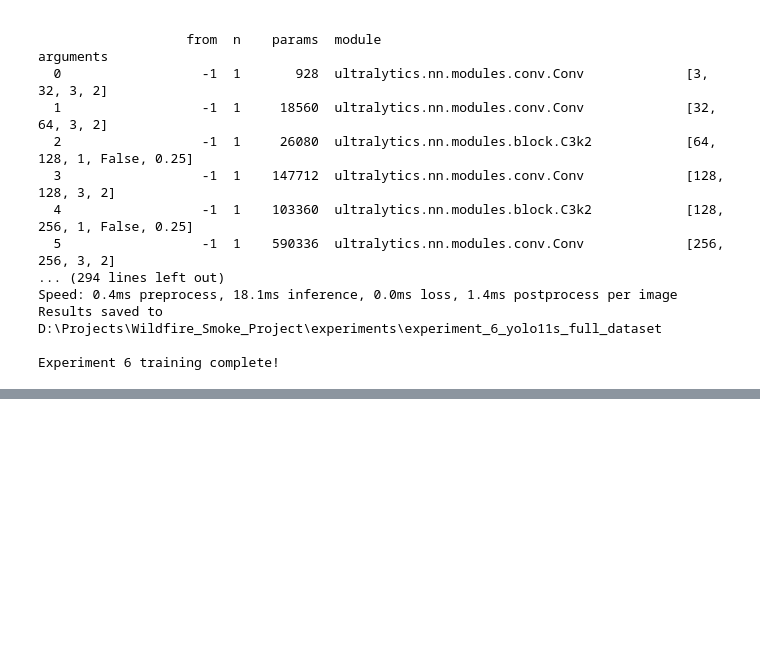
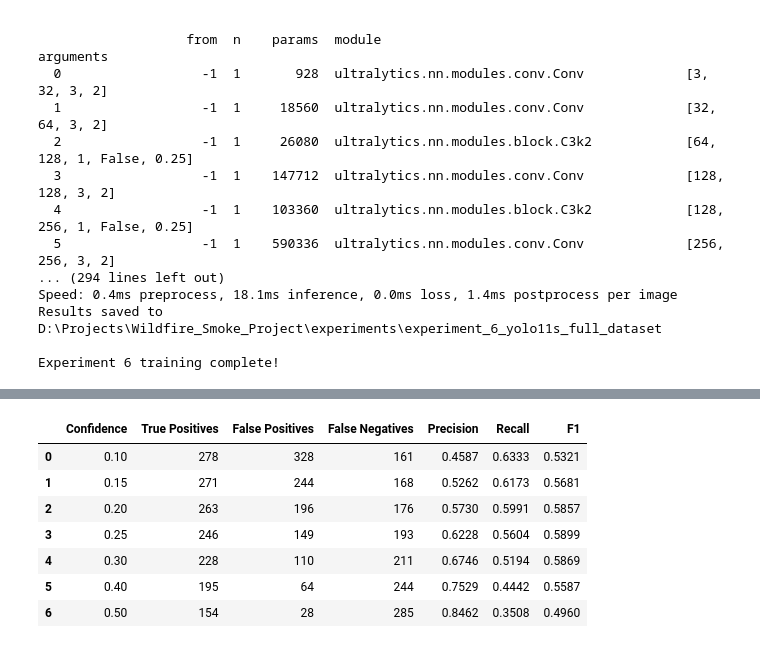
Before and after one commit to LandisAustin/Wildfire_Smoke_Detection, a Jupyter notebook: notebooks/CS458_Experiment_5_6.ipynb, the cells around one changed output, grey strips where cells are left out. Drawn from its saved outputs; the diff is of its cells as text; code cells hidden in the pictures; blank space fills up the shorter version.

Commit message:
Evaluations using different confidence levels, and visual error analysis

```diff
--- a/notebooks/CS458_Experiment_5_6.ipynb
+++ b/notebooks/CS458_Experiment_5_6.ipynb
@@ -274,0 +375,85 @@ Experiment 6 training complete!
+# %%
+# ============================================================
+# SECTION 8 — EXPERIMENT 6 CONFIDENCE THRESHOLD ANALYSIS
+# ============================================================
+
+# Load the best Experiment 6 checkpoint
+checkpoint = (
+    EXPERIMENTS_DIR /
+    "experiment_6_yolo11s_full_dataset" /
+    "weights" / "best.pt"
+)
+
+assert checkpoint.exists(), f"Checkpoint not found: {checkpoint}"
+
+model_exp6 = YOLO(str(checkpoint))
+
+# Confidence thresholds to evaluate
+thresholds = [0.10, 0.15, 0.20, 0.25, 0.30, 0.40, 0.50]
+
+threshold_results = []
+
+# Evaluate the model at each confidence threshold
+for conf in thresholds:
+
+    print(f"\nEvaluating confidence threshold: {conf:.2f}")
+
+    metrics = model_exp6.val(
+        data=str(DATA_YAML),
+        split="val",
+        imgsz=960,
+        batch=2,
+        device=0,
+        conf=conf,
+        plots=True,
+        project=str(EVALUATION_DIR),
+        name=f"experiment_6_conf_{conf:.2f}",
+        exist_ok=True,
+    )
+
+    # Extract counts from the confusion matrix
+    # Rows represent predictions; columns represent ground truth
+    matrix = metrics.confusion_matrix.matrix
+
+    tp = int(matrix[0, 0])
+    fp = int(matrix[0, 1])
+    fn = int(matrix[1, 0])
+
+    # Calculate metrics at this specific confidence threshold
+    precision = tp / (tp + fp) if tp + fp else 0
+    recall = tp / (tp + fn) if tp + fn else 0
+
+    f1 = (
+        2 * precision * recall / (precision + recall)
+        if precision + recall else 0
+    )
+
+    # Store results for comparison
+    threshold_results.append({
+        "Confidence": conf,
+        "True Positives": tp,
+        "False Positives": fp,
+        "False Negatives": fn,
+        "Precision": precision,
+        "Recall": recall,
+        "F1": f1,
+    })
+
+# Create and display the comparison table
+threshold_df = pd.DataFrame(threshold_results)
+
+print("\nEXPERIMENT 6 — CONFIDENCE THRESHOLD COMPARISON")
+display(threshold_df.round(4))
+
+# Save the results for the final report
+threshold_df.to_csv(
+    EVALUATION_DIR / "experiment_6_threshold_comparison.csv",
+    index=False,
+)
+
+# Identify the threshold with the highest F1 score
+best_row = threshold_df.loc[threshold_df["F1"].idxmax()]
+
+print(f"\nBest confidence threshold by F1: {best_row['Confidence']:.2f}")
+print(f"Best F1 score: {best_row['F1']:.4f}")
+# %% [output]
@@ -274,0 +477,8 @@ Experiment 6 training complete!
+|  | Confidence | True Positives | False Positives | False Negatives | Precision | Recall | F1 |
+| 0 | 0.10 | 278 | 328 | 161 | 0.4587 | 0.6333 | 0.5321 |
+| 1 | 0.15 | 271 | 244 | 168 | 0.5262 | 0.6173 | 0.5681 |
+| 2 | 0.20 | 263 | 196 | 176 | 0.5730 | 0.5991 | 0.5857 |
+| 3 | 0.25 | 246 | 149 | 193 | 0.6228 | 0.5604 | 0.5899 |
+| 4 | 0.30 | 228 | 110 | 211 | 0.6746 | 0.5194 | 0.5869 |
+| 5 | 0.40 | 195 | 64 | 244 | 0.7529 | 0.4442 | 0.5587 |
+| 6 | 0.50 | 154 | 28 | 285 | 0.8462 | 0.3508 | 0.4960 |
```
Also changed, not shown: parts of 5 cells of this notebook, 1 other file.
